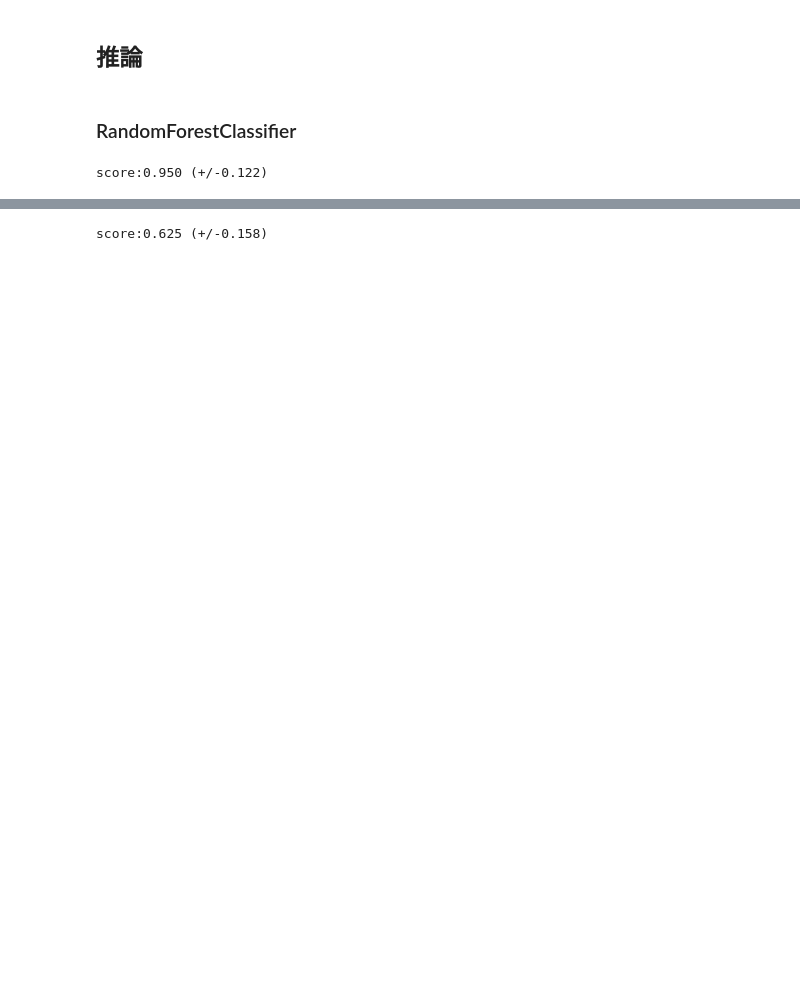
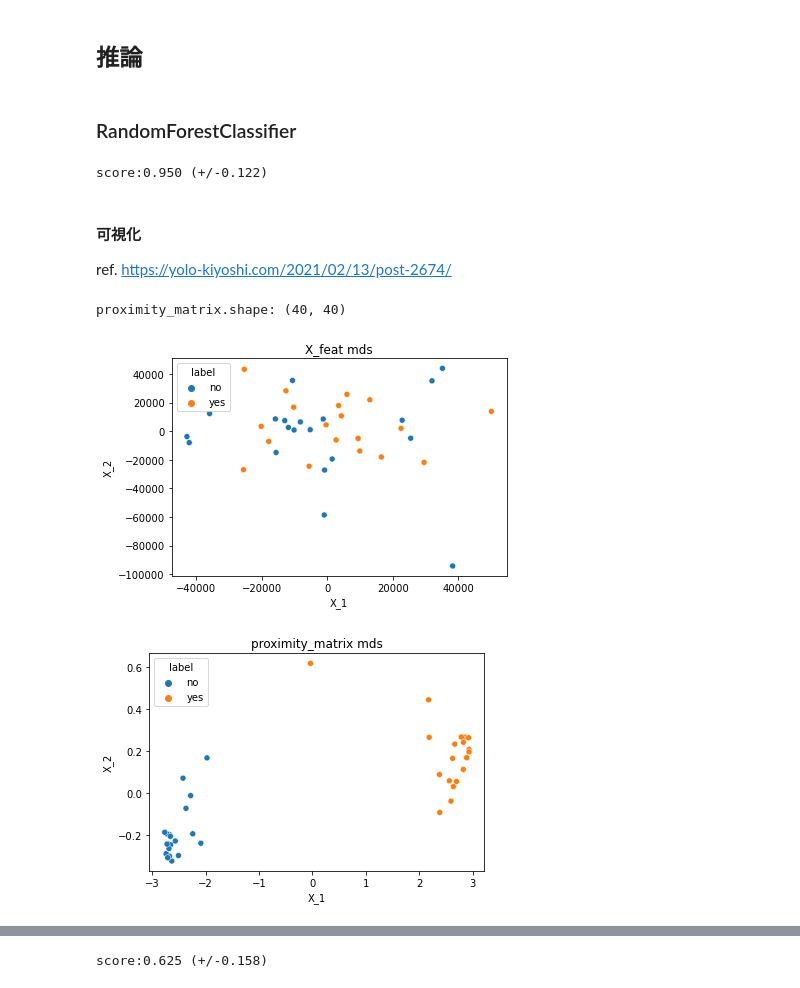
Before and after one commit to sadahry/notebooks, a Jupyter notebook: signal_processing/yes_no_detection.ipynb, the cells around one changed output, grey strips where cells are left out. Drawn from its saved outputs; the diff is of its cells as text; code cells hidden in the pictures; blank space fills up the shorter version.

```diff
--- a/signal_processing/yes_no_detection.ipynb
+++ b/signal_processing/yes_no_detection.ipynb
@@ -235,8 +254,12 @@ plt.show()
 # %%
 X = []
 y = []
+# noを0, yesを1に
+names_by_label = {
+    0: "no",
+    1: "yes",
+}
 for no, yes in zip(X_no, X_yes):
-    # noを0, yesを1に
     X.append(no)
     y.append(0)
     X.append(yes)
@@ -256,3 +279,61 @@ scores = sklearn.model_selection.cross_val_score(clf, X_feat, y, cv=5)
 print('score:{:.3f} (+/-{:.3f})'.format(scores.mean(), scores.std()*2))
 # %% [output]
 score:0.950 (+/-0.122)
+# %% [markdown]
+#### 可視化
+ref. https://yolo-kiyoshi.com/2021/02/13/post-2674/
+# %%
+def proximityMatrix(model, X, normalize=True):
+    """
+    近接行列を算出する
+
+    Notes:
+        https://stackoverflow.com/questions/18703136/proximity-matrix-in-sklearn-ensemble-randomforestclassifier
+    """
+
+    terminals = model.apply(X)
+    data_size, nTrees = terminals.shape
+
+    proxMat = np.zeros([data_size, data_size])
+
+    for i in range(nTrees):
+        belong_node = terminals[:, i]
+        proxMat += 1*np.equal.outer(belong_node, belong_node)
+
+    if normalize:
+        proxMat = proxMat / nTrees
+
+    return proxMat
+
+clf = sklearn.ensemble.RandomForestClassifier(random_state=seed)
+clf.fit(X_feat, y)
+
+proximity_matrix = proximityMatrix(clf, X_feat, normalize=True)
+print(f'proximity_matrix.shape: {proximity_matrix.shape}')
+# %% [output]
+proximity_matrix.shape: (40, 40)
+# %%
+def plot_r2dim(tsf, X, y, label_map, title):
+    assert tsf.n_components == 2
+
+    X_r2dim = tsf.fit_transform(X)
+
+    # ラベルを追加
+    tmp = np.insert(X_r2dim, X_r2dim.shape[1], y, axis=1)
+    # DataFrame化
+    df_for_plot = pd.DataFrame(tmp, columns=['X_1', 'X_2', 'label'])
+    # ラベルを名称に変換
+    df_for_plot['label'] = df_for_plot['label'].map(lambda y: label_map[int(y)])
+    # 近接グラフの可視化
+    sns.scatterplot(x='X_1', y='X_2', data=df_for_plot, hue='label')
+    plt.title(title)
+    plt.show()
+# %%
+# 主成分抽出(mds)
+mds = sklearn.manifold.MDS(n_components=2, random_state=seed)
+
+plot_r2dim(mds, X_feat, y, names_by_label, 'X_feat mds')
+plot_r2dim(mds, proximity_matrix, y, names_by_label, 'proximity_matrix mds')
+# %% [output]
+[figure, added]
+[figure, added]
```
Also changed, not shown: parts of 5 cells of this notebook.
